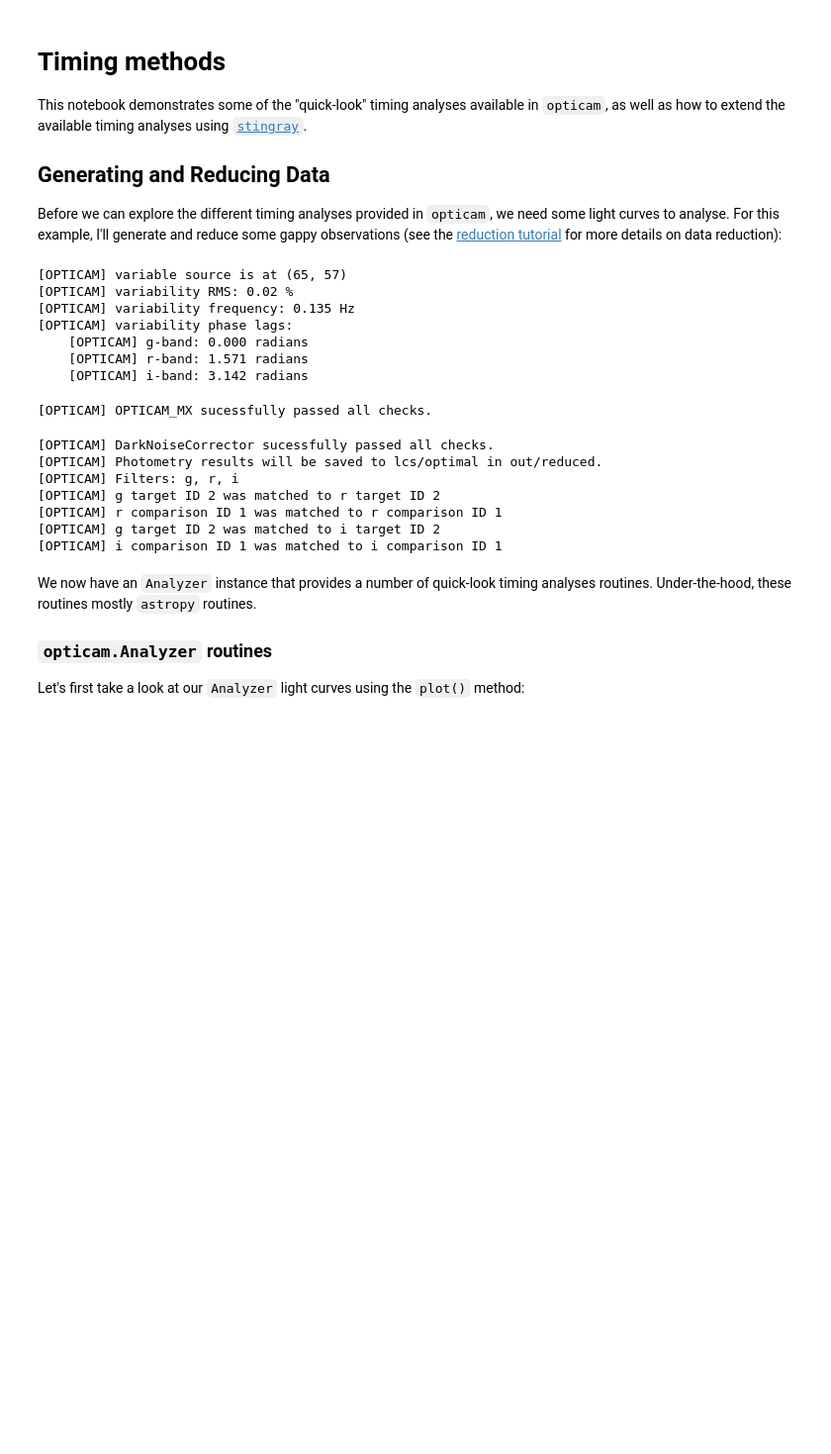
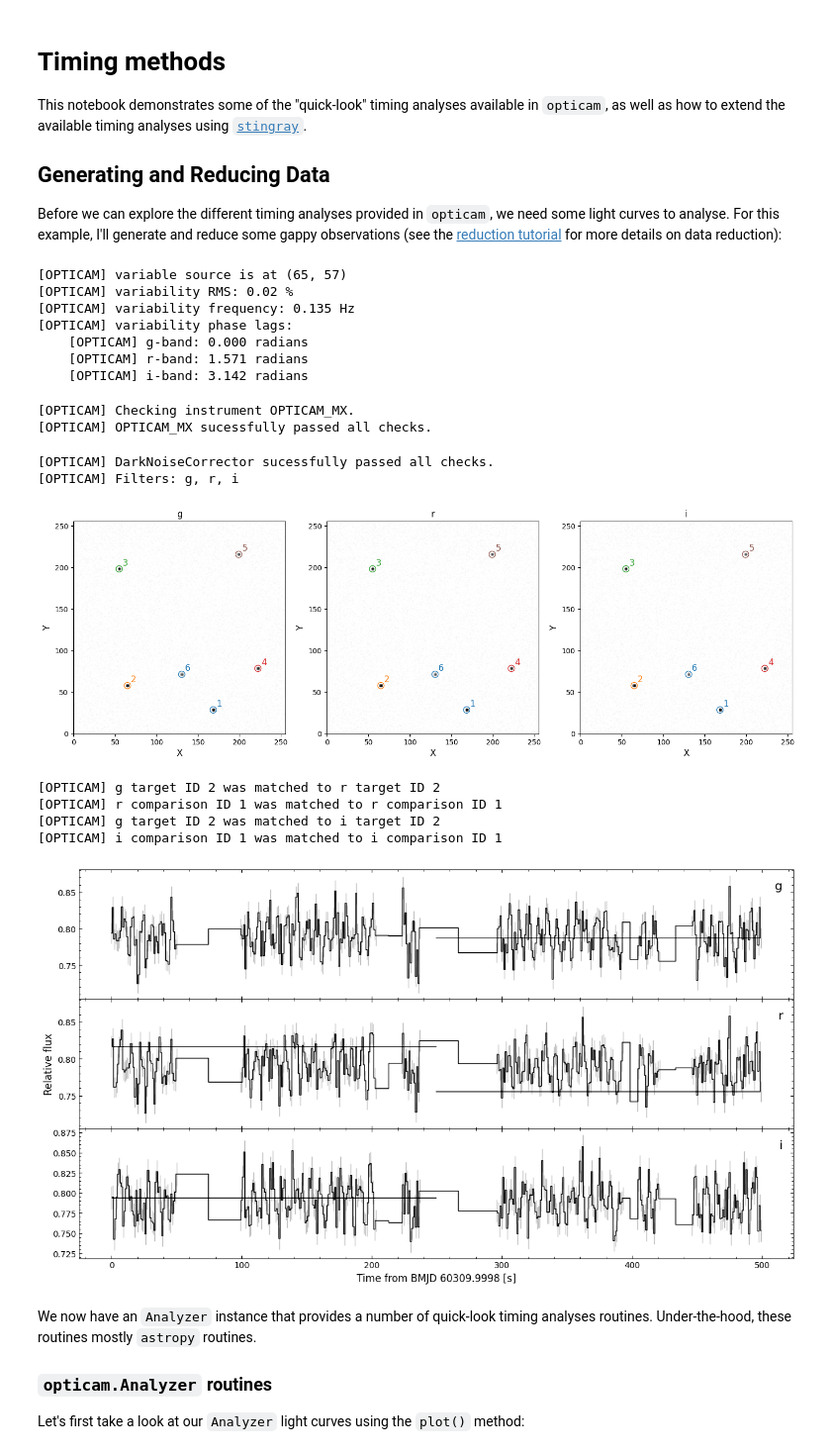
Before and after one commit to OPTICAM-instrument/opticam, a Jupyter notebook: docs/tutorials/timing_methods.ipynb, the cells around one changed output. Shown at 99% size. Drawn from its saved outputs; the diff is of its cells as text; code cells hidden in the pictures; blank space fills up the shorter version.

```diff
--- a/docs/tutorials/timing_methods.ipynb
+++ b/docs/tutorials/timing_methods.ipynb
@@ -28,39 +28,40 @@ reducer = opticam.Reducer(
     verbose=False,
     )
 reducer.create_catalogs()
 
 phot = opticam.OptimalPhotometer()
 reducer.photometry(phot)
 
 dphot = opticam.DifferentialPhotometer(
     out_directory=out_dir / 'reduced',
-    show_plots=False,
 )
 analyser = dphot.get_relative_light_curve(
     fltr='g',
     target=2,
     comparisons=1,
     phot_label='optimal',
     prefix='source_2',  # name of target source
     match_other_cameras=True,
     show_diagnostics=False,
 )
 # %% [output]
 [OPTICAM] variable source is at (65, 57)
 [OPTICAM] variability RMS: 0.02 %
 [OPTICAM] variability frequency: 0.135 Hz
 [OPTICAM] variability phase lags:
     [OPTICAM] g-band: 0.000 radians
     [OPTICAM] r-band: 1.571 radians
     [OPTICAM] i-band: 3.142 radians
+[OPTICAM] Checking instrument OPTICAM_MX.
 [OPTICAM] OPTICAM_MX sucessfully passed all checks.
 [OPTICAM] DarkNoiseCorrector sucessfully passed all checks.
-[OPTICAM] Photometry results will be saved to lcs/optimal in out/reduced.
 [OPTICAM] Filters: g, r, i
-[OPTICAM] g target ID 2 was matched to r target ID 2
-[OPTICAM] r comparison ID 1 was matched to r comparison ID 1
-[OPTICAM] g target ID 2 was matched to i target ID 2
-[OPTICAM] i comparison ID 1 was matched to i comparison ID 1
+[figure, added]
+[OPTICAM] g target ID 2 was matched to r target ID 2
+[OPTICAM] r comparison ID 1 was matched to r comparison ID 1
+[OPTICAM] g target ID 2 was matched to i target ID 2
+[OPTICAM] i comparison ID 1 was matched to i comparison ID 1
+[figure, added]
 # %% [markdown]
 We now have an `Analyzer` instance that provides a number of quick-look timing analyses routines. Under-the-hood, these routines mostly `astropy` routines.
 
```
Also changed, not shown: parts of 6 cells of this notebook, 10 other files.
